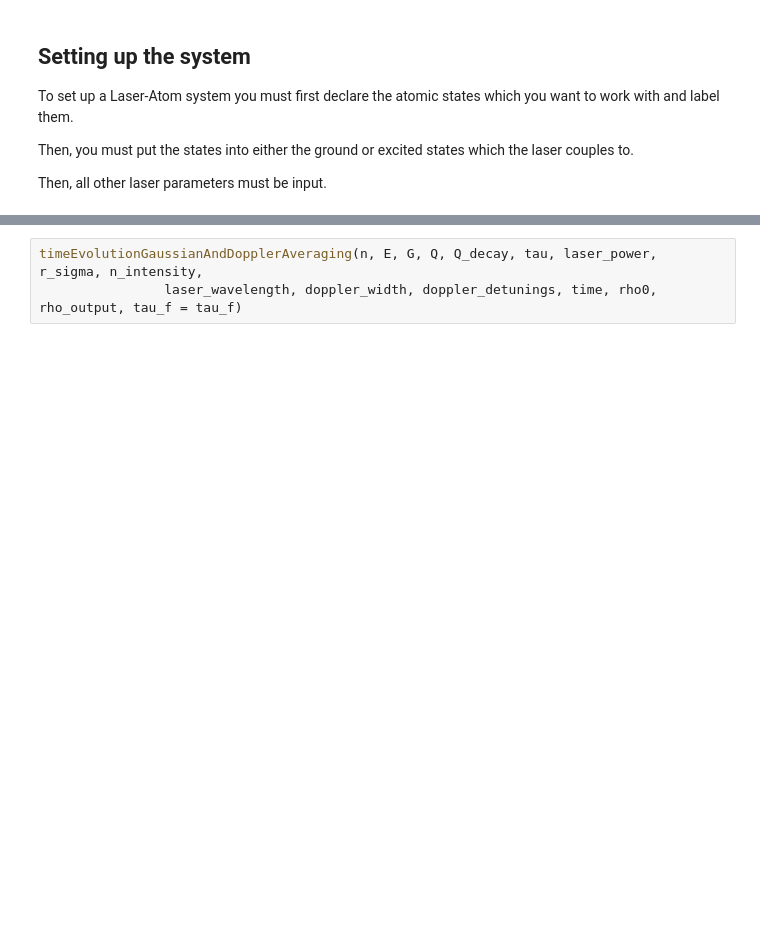
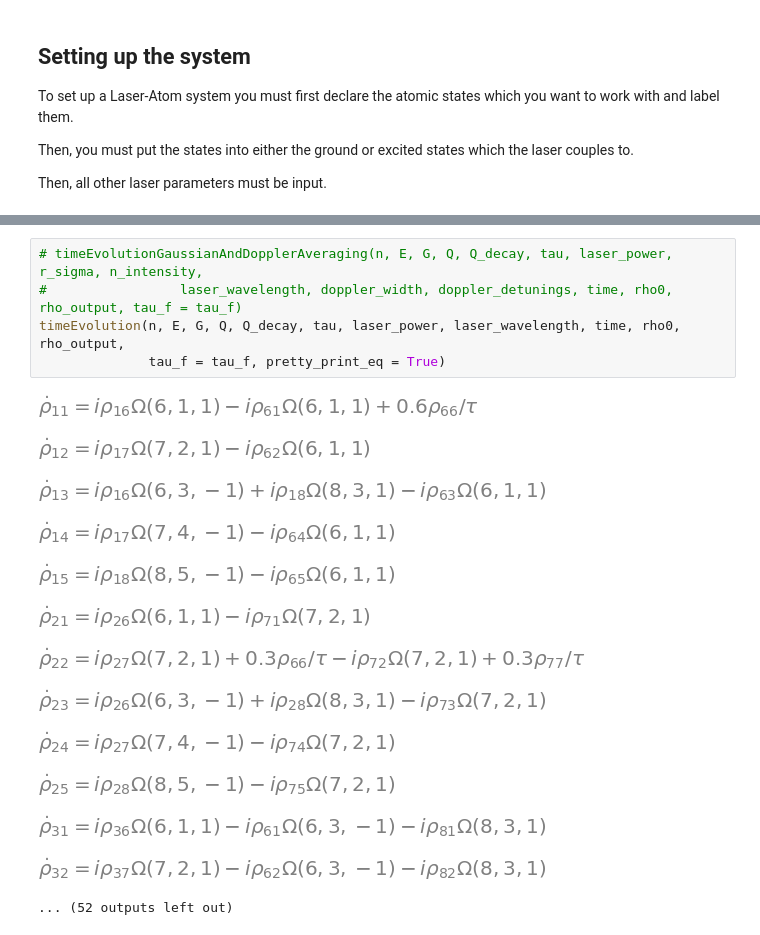
Before and after one commit to mvpmanish/LASED, a Jupyter notebook: ExampleNotebook.ipynb, the cells around one changed output, grey strips where cells are left out. Saved outputs shown, nothing was run; the diff lists cells and outputs as text; blank space fills up the shorter version.

```diff
--- a/ExampleNotebook.ipynb
+++ b/ExampleNotebook.ipynb
@@ -71,8 +71,24 @@ rho_output = [ [0 for j in range(len(time))] for i in range(n*n)]
 # print("Initial condition density matrix rho(t = 0): ")
 # print(rho0)
 # %%
-timeEvolutionGaussianAndDopplerAveraging(n, E, G, Q, Q_decay, tau, laser_power, r_sigma, n_intensity,
-                laser_wavelength, doppler_width, doppler_detunings, time, rho0, rho_output, tau_f = tau_f)
+# timeEvolutionGaussianAndDopplerAveraging(n, E, G, Q, Q_decay, tau, laser_power, r_sigma, n_intensity,
+#                 laser_wavelength, doppler_width, doppler_detunings, time, rho0, rho_output, tau_f = tau_f)
+timeEvolution(n, E, G, Q, Q_decay, tau, laser_power, laser_wavelength, time, rho0, rho_output,
+              tau_f = tau_f, pretty_print_eq = True)
+# %% [output]
+[figure, added]
+[figure, added]
+[figure, added]
+[figure, added]
+[figure, added]
+[figure, added]
+[figure, added]
+[figure, added]
+[figure, added]
+[figure, added]
+[figure, added]
+[figure, added]
+... (52 outputs left out)
 # %%
 fig_upper = go.Figure(data = go.Scatter(x = time,
                                  y = rho_output[index(six, six, n)],
```
Also changed, not shown: parts of 2 cells of this notebook, 2 other files.
